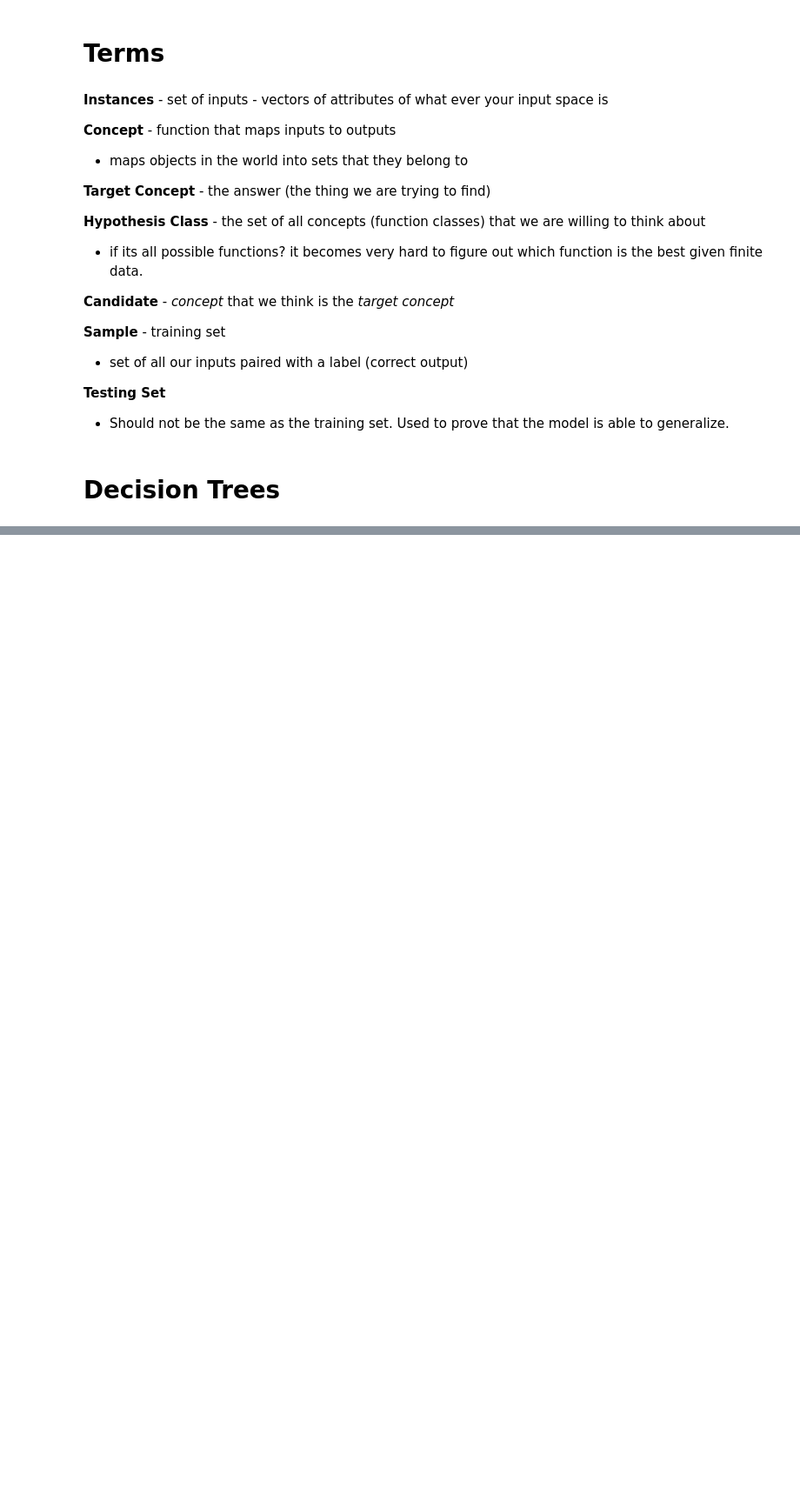
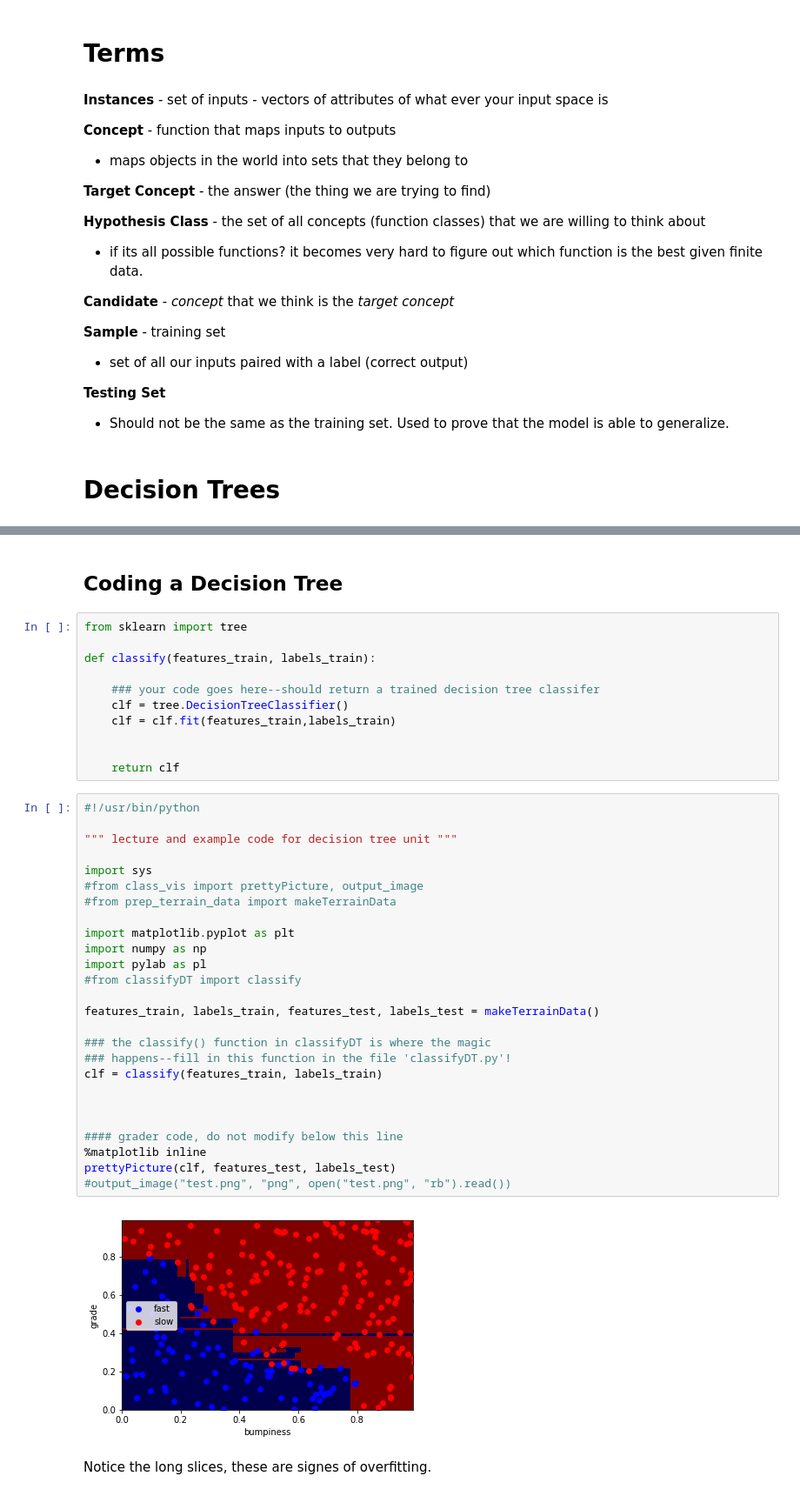
Before and after one commit to JeroenSchmidt/machine-learning, a Jupyter notebook: Notes/Supervised Learning/Decision Trees.ipynb, the cells around one changed output, grey strips where cells are left out. Shown at 87% size. Drawn from its saved outputs; the diff is of its cells as text; blank space fills up the shorter version.

Commit message:
Finished part2 Decision Tree videos

```diff
--- a/Notes/Supervised Learning/Decision Trees.ipynb
+++ b/Notes/Supervised Learning/Decision Trees.ipynb
@@ -22,0 +29,43 @@
+# %% [markdown]
+## Coding a Decision Tree
+# %%
+from sklearn import tree
+
+def classify(features_train, labels_train):
+
+    ### your code goes here--should return a trained decision tree classifer
+    clf = tree.DecisionTreeClassifier()
+    clf = clf.fit(features_train,labels_train)
+
+
+    return clf
+# %%
+#!/usr/bin/python
+
+""" lecture and example code for decision tree unit """
+
+import sys
+#from class_vis import prettyPicture, output_image
+#from prep_terrain_data import makeTerrainData
+
+import matplotlib.pyplot as plt
+import numpy as np
+import pylab as pl
+#from classifyDT import classify
+
+features_train, labels_train, features_test, labels_test = makeTerrainData()
+
+### the classify() function in classifyDT is where the magic
+### happens--fill in this function in the file 'classifyDT.py'!
+clf = classify(features_train, labels_train)
+
+
+
+#### grader code, do not modify below this line
+%matplotlib inline
+prettyPicture(clf, features_test, labels_test)
+#output_image("test.png", "png", open("test.png", "rb").read())
+# %% [output]
+[figure, added]
+# %% [markdown]
+Notice the long slices, these are signes of overfitting.
```
Also changed, not shown: parts of 38 cells of this notebook, 2 other files.
